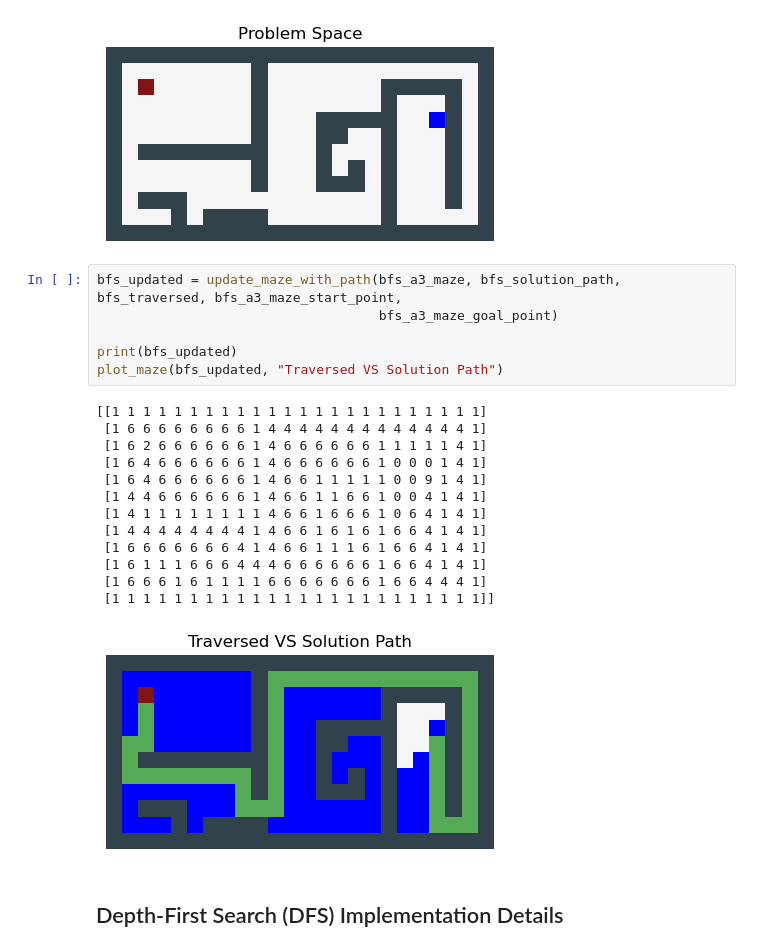
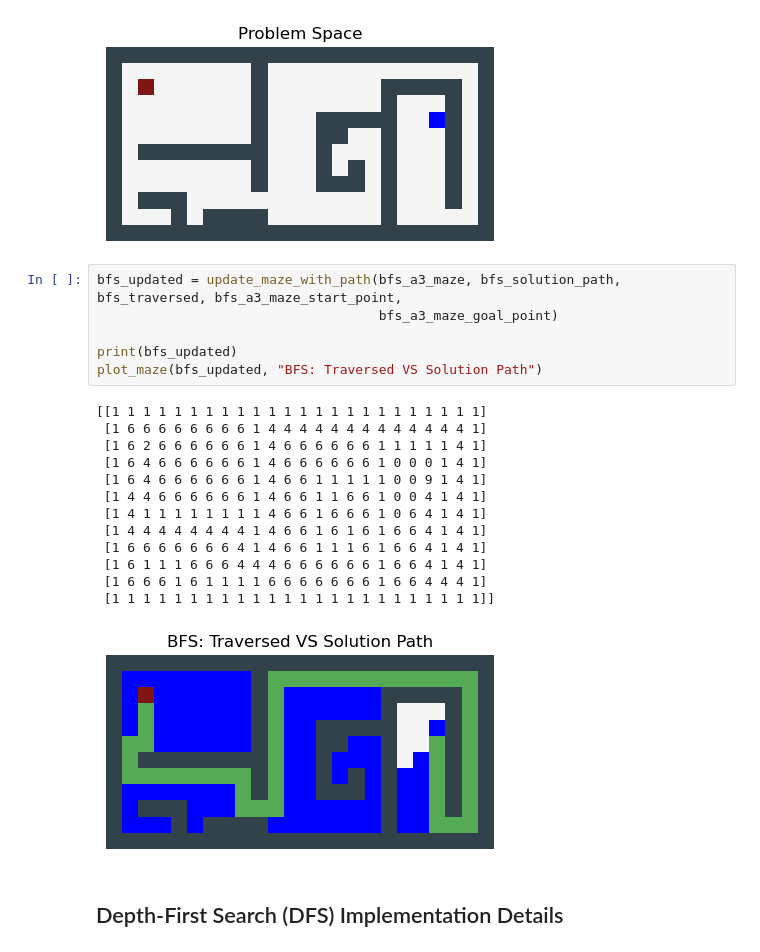
Before and after one commit to Seecougsy/Search-Algorithms, a Jupyter notebook: Combined_BFS_DFS_Implementation.ipynb, the cells around one changed output. Saved outputs shown, nothing was run; the diff lists cells and outputs as text.

```diff
--- a/Combined_BFS_DFS_Implementation.ipynb
+++ b/Combined_BFS_DFS_Implementation.ipynb
@@ -111,23 +111,23 @@ plot_maze(bfs_a3_maze, "Problem Space")
 # %%
 bfs_updated = update_maze_with_path(bfs_a3_maze, bfs_solution_path, bfs_traversed, bfs_a3_maze_start_point,
                                     bfs_a3_maze_goal_point)
 
 print(bfs_updated)
-plot_maze(bfs_updated, "Traversed VS Solution Path")
+plot_maze(bfs_updated, "BFS: Traversed VS Solution Path")
 # %% [output]
 [[1 1 1 1 1 1 1 1 1 1 1 1 1 1 1 1 1 1 1 1 1 1 1 1]
  [1 6 6 6 6 6 6 6 6 1 4 4 4 4 4 4 4 4 4 4 4 4 4 1]
  [1 6 2 6 6 6 6 6 6 1 4 6 6 6 6 6 6 1 1 1 1 1 4 1]
  [1 6 4 6 6 6 6 6 6 1 4 6 6 6 6 6 6 1 0 0 0 1 4 1]
  [1 6 4 6 6 6 6 6 6 1 4 6 6 1 1 1 1 1 0 0 9 1 4 1]
  [1 4 4 6 6 6 6 6 6 1 4 6 6 1 1 6 6 1 0 0 4 1 4 1]
  [1 4 1 1 1 1 1 1 1 1 4 6 6 1 6 6 6 1 0 6 4 1 4 1]
  [1 4 4 4 4 4 4 4 4 1 4 6 6 1 6 1 6 1 6 6 4 1 4 1]
  [1 6 6 6 6 6 6 6 4 1 4 6 6 1 1 1 6 1 6 6 4 1 4 1]
  [1 6 1 1 1 6 6 6 4 4 4 6 6 6 6 6 6 1 6 6 4 1 4 1]
  [1 6 6 6 1 6 1 1 1 1 6 6 6 6 6 6 6 1 6 6 4 4 4 1]
  [1 1 1 1 1 1 1 1 1 1 1 1 1 1 1 1 1 1 1 1 1 1 1 1]]
-[figure, old version]
+[figure, new version]
 # %% [markdown]
 ## Depth-First Search (DFS) Implementation Details
 # %% [markdown]
```
Also changed, not shown: parts of 1 cell of this notebook.
